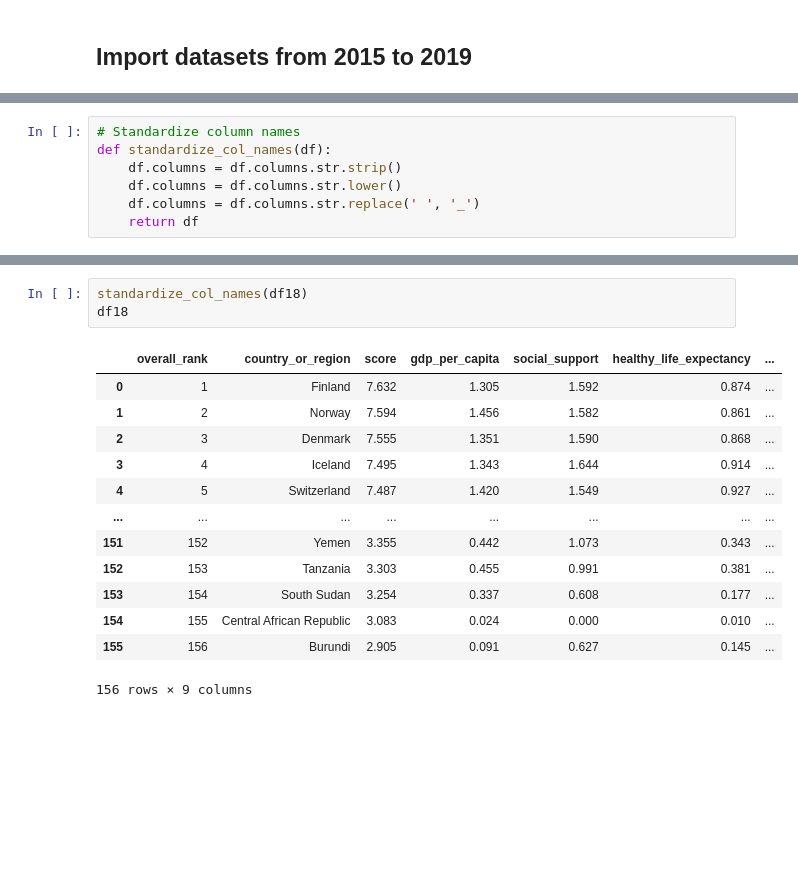
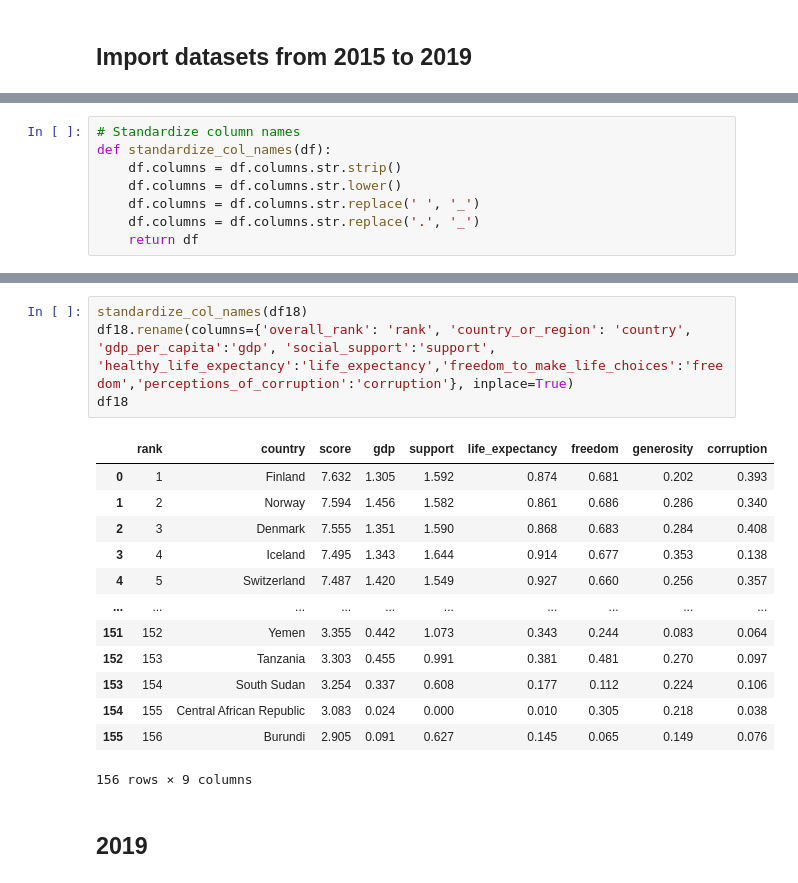
Before and after one commit to bruhu/sql-from-data-to-insight, a Jupyter notebook: notebooks/brus-notebook.ipynb, the cells around one changed output, grey strips where cells are left out. Drawn from its saved outputs; the diff is of its cells as text; blank space fills up the shorter version.

```diff
--- a/notebooks/brus-notebook.ipynb
+++ b/notebooks/brus-notebook.ipynb
@@ -107,4 +23,5 @@ def standardize_col_names(df):
     df.columns = df.columns.str.strip()
     df.columns = df.columns.str.lower()
     df.columns = df.columns.str.replace(' ', '_')
+    df.columns = df.columns.str.replace('.', '_')
     return df
@@ -164,19 +93,22 @@ df17
 # %%
 standardize_col_names(df18)
+df18.rename(columns={'overall_rank': 'rank', 'country_or_region': 'country', 'gdp_per_capita':'gdp', 'social_support':'support', 'healthy_life_expectancy':'life_expectancy','freedom_to_make_life_choices':'freedom','perceptions_of_corruption':'corruption'}, inplace=True)
 df18
 # %% [output]
-|  | overall_rank | country_or_region | score | gdp_per_capita | social_support | healthy_life_expectancy | ... |
-| 0 | 1 | Finland | 7.632 | 1.305 | 1.592 | 0.874 | ... |
-| 1 | 2 | Norway | 7.594 | 1.456 | 1.582 | 0.861 | ... |
-| 2 | 3 | Denmark | 7.555 | 1.351 | 1.590 | 0.868 | ... |
-| 3 | 4 | Iceland | 7.495 | 1.343 | 1.644 | 0.914 | ... |
-| 4 | 5 | Switzerland | 7.487 | 1.420 | 1.549 | 0.927 | ... |
-| ... | ... | ... | ... | ... | ... | ... | ... |
-| 151 | 152 | Yemen | 3.355 | 0.442 | 1.073 | 0.343 | ... |
-| 152 | 153 | Tanzania | 3.303 | 0.455 | 0.991 | 0.381 | ... |
-| 153 | 154 | South Sudan | 3.254 | 0.337 | 0.608 | 0.177 | ... |
-| 154 | 155 | Central African Republic | 3.083 | 0.024 | 0.000 | 0.010 | ... |
-| 155 | 156 | Burundi | 2.905 | 0.091 | 0.627 | 0.145 | ... |
+|  | rank | country | score | gdp | support | life_expectancy | freedom | generosity | corruption |
+| 0 | 1 | Finland | 7.632 | 1.305 | 1.592 | 0.874 | 0.681 | 0.202 | 0.393 |
+| 1 | 2 | Norway | 7.594 | 1.456 | 1.582 | 0.861 | 0.686 | 0.286 | 0.340 |
+| 2 | 3 | Denmark | 7.555 | 1.351 | 1.590 | 0.868 | 0.683 | 0.284 | 0.408 |
+| 3 | 4 | Iceland | 7.495 | 1.343 | 1.644 | 0.914 | 0.677 | 0.353 | 0.138 |
+| 4 | 5 | Switzerland | 7.487 | 1.420 | 1.549 | 0.927 | 0.660 | 0.256 | 0.357 |
+| ... | ... | ... | ... | ... | ... | ... | ... | ... | ... |
+| 151 | 152 | Yemen | 3.355 | 0.442 | 1.073 | 0.343 | 0.244 | 0.083 | 0.064 |
+| 152 | 153 | Tanzania | 3.303 | 0.455 | 0.991 | 0.381 | 0.481 | 0.270 | 0.097 |
+| 153 | 154 | South Sudan | 3.254 | 0.337 | 0.608 | 0.177 | 0.112 | 0.224 | 0.106 |
+| 154 | 155 | Central African Republic | 3.083 | 0.024 | 0.000 | 0.010 | 0.305 | 0.218 | 0.038 |
+| 155 | 156 | Burundi | 2.905 | 0.091 | 0.627 | 0.145 | 0.065 | 0.149 | 0.076 |
 156 rows × 9 columns
+# %% [markdown]
+## 2019
 # %%
 standardize_col_names(df19)
```
Also changed, not shown: parts of 16 cells of this notebook.
